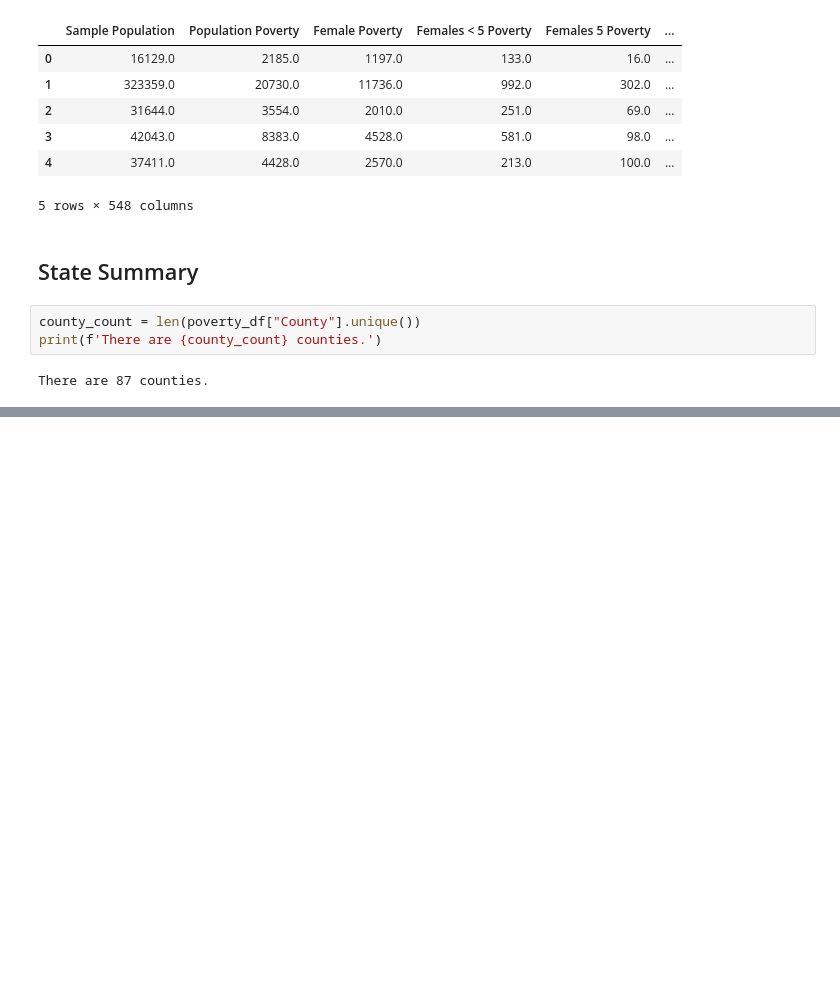
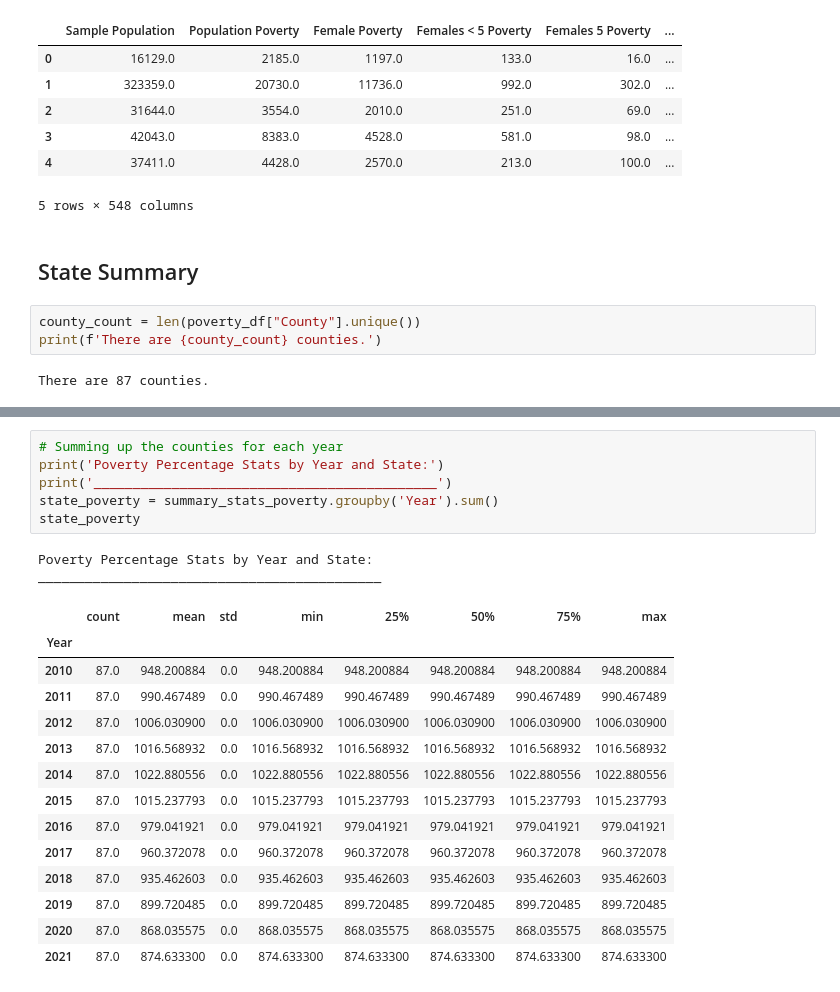
Before and after one commit to sesomluap/personal-fitness-analyst, a Jupyter notebook: Analysis.ipynb, the cells around one changed output, grey strips where cells are left out. Drawn from its saved outputs; the diff is of its cells as text; blank space fills up the shorter version.

```diff
--- a/Analysis.ipynb
+++ b/Analysis.ipynb
@@ -71,0 +125,23 @@ state_totals
+# %%
+# Summing up the counties for each year
+print('Poverty Percentage Stats by Year and State:')
+print('____________________________________________')
+state_poverty = summary_stats_poverty.groupby('Year').sum()
+state_poverty
+# %% [output]
+Poverty Percentage Stats by Year and State:
+____________________________________________
+|  | count | mean | std | min | 25% | 50% | 75% | max |
+| Year |  |  |  |  |  |  |  |  |
+| 2010 | 87.0 | 948.200884 | 0.0 | 948.200884 | 948.200884 | 948.200884 | 948.200884 | 948.200884 |
+| 2011 | 87.0 | 990.467489 | 0.0 | 990.467489 | 990.467489 | 990.467489 | 990.467489 | 990.467489 |
+| 2012 | 87.0 | 1006.030900 | 0.0 | 1006.030900 | 1006.030900 | 1006.030900 | 1006.030900 | 1006.030900 |
+| 2013 | 87.0 | 1016.568932 | 0.0 | 1016.568932 | 1016.568932 | 1016.568932 | 1016.568932 | 1016.568932 |
+| 2014 | 87.0 | 1022.880556 | 0.0 | 1022.880556 | 1022.880556 | 1022.880556 | 1022.880556 | 1022.880556 |
+| 2015 | 87.0 | 1015.237793 | 0.0 | 1015.237793 | 1015.237793 | 1015.237793 | 1015.237793 | 1015.237793 |
+| 2016 | 87.0 | 979.041921 | 0.0 | 979.041921 | 979.041921 | 979.041921 | 979.041921 | 979.041921 |
+| 2017 | 87.0 | 960.372078 | 0.0 | 960.372078 | 960.372078 | 960.372078 | 960.372078 | 960.372078 |
+| 2018 | 87.0 | 935.462603 | 0.0 | 935.462603 | 935.462603 | 935.462603 | 935.462603 | 935.462603 |
+| 2019 | 87.0 | 899.720485 | 0.0 | 899.720485 | 899.720485 | 899.720485 | 899.720485 | 899.720485 |
+| 2020 | 87.0 | 868.035575 | 0.0 | 868.035575 | 868.035575 | 868.035575 | 868.035575 | 868.035575 |
+| 2021 | 87.0 | 874.633300 | 0.0 | 874.633300 | 874.633300 | 874.633300 | 874.633300 | 874.633300 |
```
Also changed, not shown: parts of 6 cells of this notebook.
